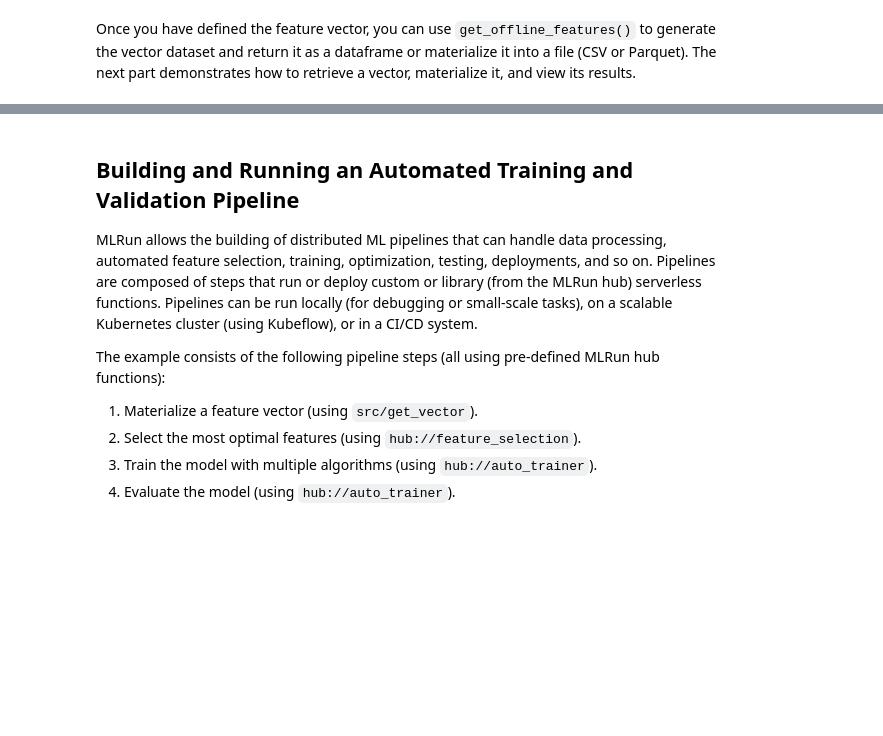
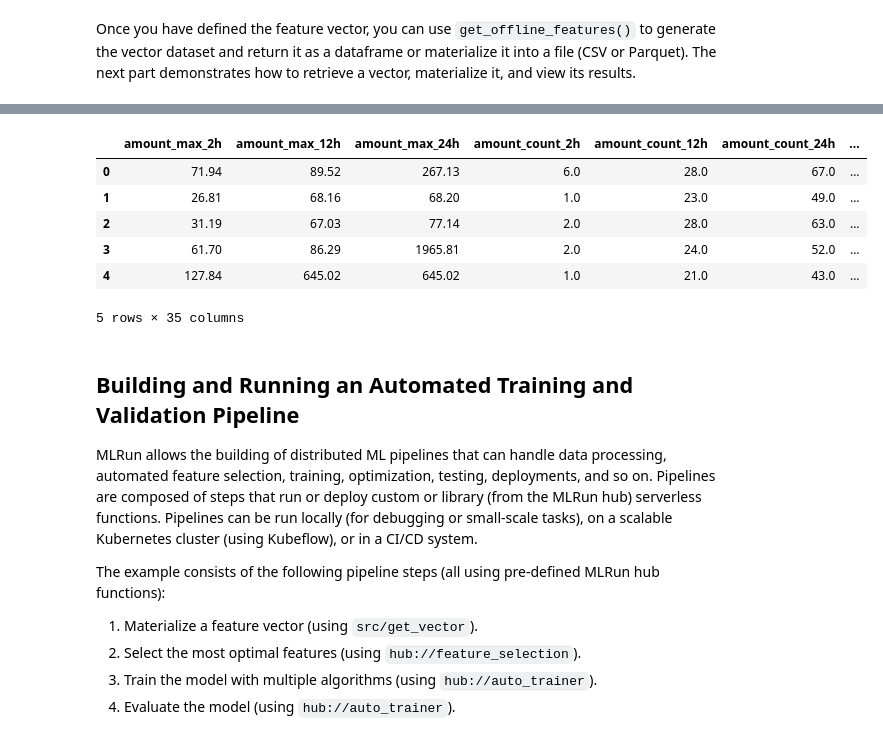
Before and after one commit to mlrun/demo-fraud, a Jupyter notebook: 04-train-test-pipeline.ipynb, the cells around one changed output, grey strips where cells are left out. Drawn from its saved outputs; the diff is of its cells as text; code cells hidden in the pictures; blank space fills up the shorter version.

```diff
--- a/04-train-test-pipeline.ipynb
+++ b/04-train-test-pipeline.ipynb
@@ -92,3 +121,14 @@ Once you have defined the feature vector, you can use `get_offline_features()` t
+# %%
+import pandas as pd
+pd.DataFrame(resp)
+# %% [output]
+|  | amount_max_2h | amount_max_12h | amount_max_24h | amount_count_2h | amount_count_12h | amount_count_24h | ... |
+| 0 | 71.94 | 89.52 | 267.13 | 6.0 | 28.0 | 67.0 | ... |
+| 1 | 26.81 | 68.16 | 68.20 | 1.0 | 23.0 | 49.0 | ... |
+| 2 | 31.19 | 67.03 | 77.14 | 2.0 | 28.0 | 63.0 | ... |
+| 3 | 61.70 | 86.29 | 1965.81 | 2.0 | 24.0 | 52.0 | ... |
+| 4 | 127.84 | 645.02 | 645.02 | 1.0 | 21.0 | 43.0 | ... |
+5 rows × 35 columns
 # %% [markdown]
 ## Building and Running an Automated Training and Validation Pipeline
 
```
Also changed, not shown: parts of 7 cells of this notebook, 5 other files.
